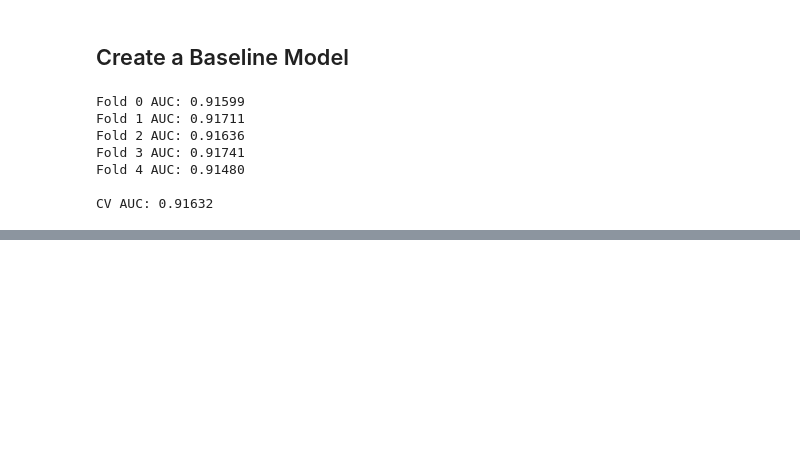
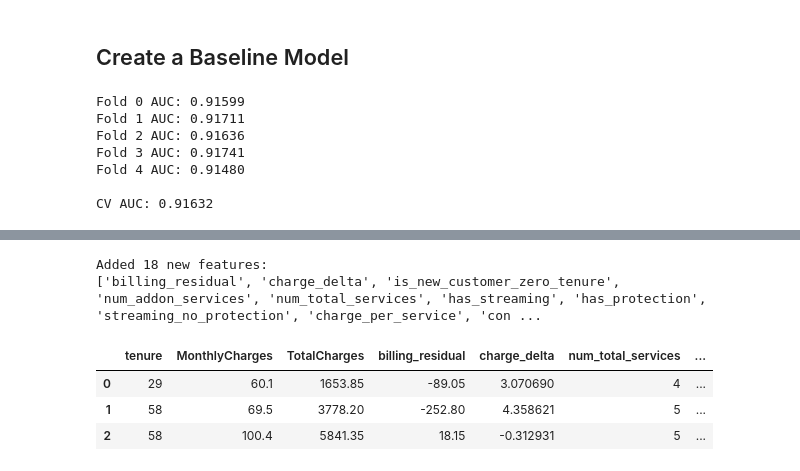
Before and after one commit to jimportico/scratch_projects, a Jupyter notebook: kaggle/customer_churn/eda/customer+data+exploration.ipynb, the cells around one changed output, grey strips where cells are left out. Drawn from its saved outputs; the diff is of its cells as text; code cells hidden in the pictures; blank space fills up the shorter version.

```diff
--- a/kaggle/customer_churn/eda/customer+data+exploration.ipynb
+++ b/kaggle/customer_churn/eda/customer+data+exploration.ipynb
@@ -374,0 +392,74 @@ sub.to_csv("/home/jimportico/projects/scratch_projects/kaggle/customer_churn/dat
+# %%
+def add_features(df):
+    df = df.copy()
+
+    # 1. Billing / pricing signal
+    df["billing_residual"] = df["TotalCharges"] - df["tenure"] * df["MonthlyCharges"]
+    avg_historical_charge = df["TotalCharges"] / df["tenure"].replace(0, np.nan)
+    df["charge_delta"] = (df["MonthlyCharges"] - avg_historical_charge).fillna(0)
+    df["is_new_customer_zero_tenure"] = (df["tenure"] == 0).astype(int)
+
+    # 2. Service bundling / adoption
+    addon_cols = ["OnlineSecurity", "OnlineBackup", "DeviceProtection", "TechSupport", "StreamingTV", "StreamingMovies"]
+    df["num_addon_services"] = (df[addon_cols] == "Yes").sum(axis=1)
+    df["num_total_services"] = (
+        df["num_addon_services"] + (df["PhoneService"] == "Yes").astype(int) + (df["MultipleLines"] == "Yes").astype(int)
+    )
+    df["has_streaming"] = ((df["StreamingTV"] == "Yes") | (df["StreamingMovies"] == "Yes")).astype(int)
+    df["has_protection"] = (
+        (df["OnlineSecurity"] == "Yes") | (df["OnlineBackup"] == "Yes") | (df["DeviceProtection"] == "Yes") | (df["TechSupport"] == "Yes")
+    ).astype(int)
+    df["streaming_no_protection"] = (df["has_streaming"].astype(bool) & ~df["has_protection"].astype(bool)).astype(int)
+    df["charge_per_service"] = df["MonthlyCharges"] / (df["num_total_services"] + 1)
+
+    # 3. Contract & tenure interactions
+    contract_months_map = {"Month-to-month": 1, "One year": 12, "Two year": 24}
+    df["contract_months"] = df["Contract"].map(contract_months_map)
+    df["tenure_contract_ratio"] = df["tenure"] / df["contract_months"]
+    df["is_new_customer"] = (df["tenure"] <= 3).astype(int)
+    df["tenure_bucket"] = pd.cut(
+        df["tenure"], bins=[-1, 12, 24, 48, 72], labels=["0-12", "13-24", "25-48", "49-72"]
+    ).astype(str)
+
+    # 4. Known high-risk categorical combos
+    df["autopay"] = df["PaymentMethod"].isin(["Bank transfer (automatic)", "Credit card (automatic)"]).astype(int)
+    df["contract_x_payment"] = df["Contract"] + "_" + df["PaymentMethod"]
+    df["fiber_no_security"] = ((df["InternetService"] == "Fiber optic") & (df["OnlineSecurity"] != "Yes")).astype(int)
+    df["risk_flag_count"] = (
+        (df["Contract"] == "Month-to-month").astype(int)
+        + (df["PaymentMethod"] == "Electronic check").astype(int)
+        + (df["InternetService"] == "Fiber optic").astype(int)
+        + (df["TechSupport"] != "Yes").astype(int)
+        + (df["OnlineSecurity"] != "Yes").astype(int)
+        + (df["PaperlessBilling"] == "Yes").astype(int)
+        + (df["SeniorCitizen"] == 1).astype(int)
+        + (df["Partner"] == "No").astype(int)
+        + (df["Dependents"] == "No").astype(int)
+    )
+
+    # 5. Demographics
+    df["has_family"] = ((df["Partner"] == "Yes") | (df["Dependents"] == "Yes")).astype(int)
+
+    return df
+
+
+train_fe = add_features(train)
+test_fe = add_features(test)
+
+new_cols = [c for c in train_fe.columns if c not in train.columns]
+print(f"Added {len(new_cols)} new features:")
+print(new_cols)
+# %% [output]
+Added 18 new features:
+['billing_residual', 'charge_delta', 'is_new_customer_zero_tenure', 'num_addon_services', 'num_total_services', 'has_streaming', 'has_protection', 'streaming_no_protection', 'charge_per_service', 'con ...
+# %%
+# sanity check the billing/service features against raw columns
+train_fe[[
+    "tenure", "MonthlyCharges", "TotalCharges", "billing_residual", "charge_delta",
+    "num_total_services", "risk_flag_count",
+]].head(3)
+# %% [output]
+|  | tenure | MonthlyCharges | TotalCharges | billing_residual | charge_delta | num_total_services | ... |
+| 0 | 29 | 60.1 | 1653.85 | -89.05 | 3.070690 | 4 | ... |
+| 1 | 58 | 69.5 | 3778.20 | -252.80 | 4.358621 | 5 | ... |
+| 2 | 58 | 100.4 | 5841.35 | 18.15 | -0.312931 | 5 | ... |
```
Also changed, not shown: parts of 8 cells of this notebook.
